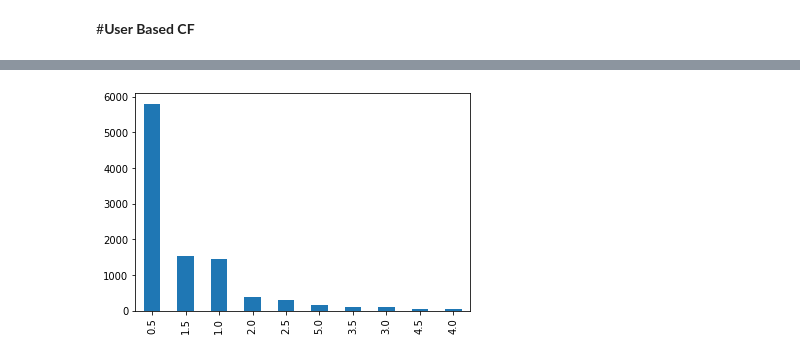
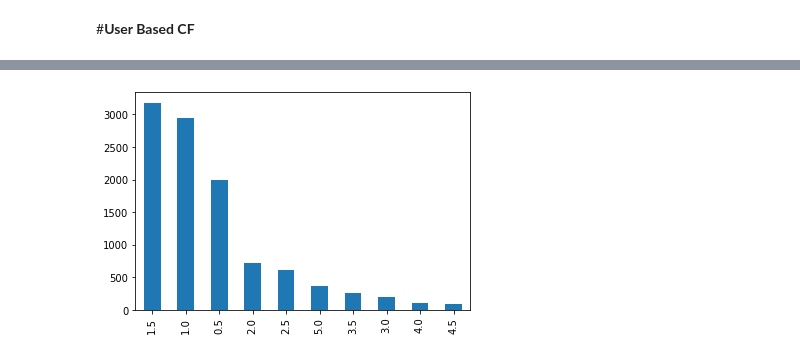
Before and after one commit to charithcherry/Innomatics_Internship_APR_21, a Jupyter notebook: Recommender System/Music_Rec_Sys.ipynb, the cells around one changed output, grey strips where cells are left out. Cells and saved outputs as stored; diff of their text form; code cells hidden in the pictures.

```diff
--- a/Recommender System/Music_Rec_Sys.ipynb
+++ b/Recommender System/Music_Rec_Sys.ipynb
@@ -956,7 +956,7 @@ Up
 #**User Based CF**
 # %%
 
-song_df2=pd.DataFrame(song_df.sample(10000))
+song_df2=pd.DataFrame(song_df.sample(20000))
 song_df2
 # %% [output]
 |  | user_id | song_id | freq | track_id | artist_name | release | song_feature |
@@ -1013 +1013,8 @@ song_df2['rating'].value_counts()
 Name: rating, dtype: int64
+# %%
+song_df22=song_df2[song_df2['rating']==0.5]
+song_df22s=pd.DataFrame(song_df22.sample(2000))
+# %%
+song_df21=song_df2[song_df2['rating']!=0.5]
+# %%
+fres= pd.concat([song_df22s, song_df21], axis=0)
@@ -1014,6 +1037,6 @@ Name: rating, dtype: int64
 # %%
-song_df2.rating.value_counts().plot(kind='bar')
+fres.rating.value_counts().plot(kind='bar')
 plt.show()
 # %% [output]
-[figure, old version]
+[figure, new version]
 # %%
```
Also changed, not shown: parts of 15 cells of this notebook.
